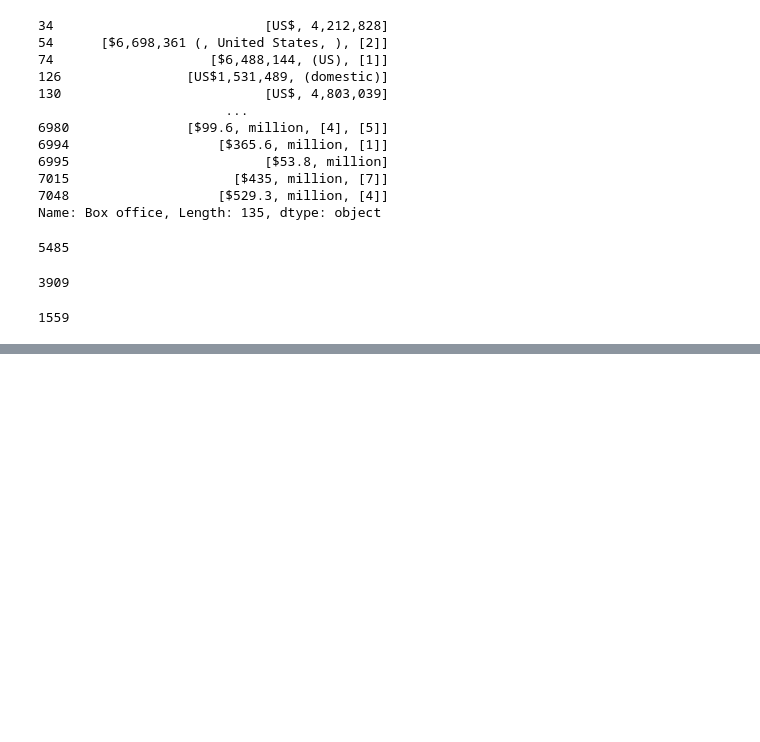
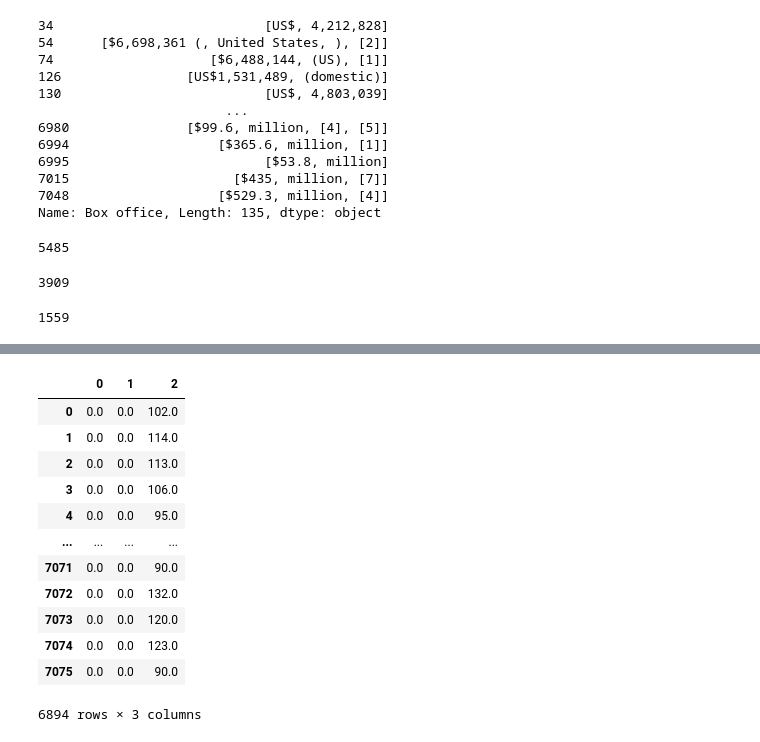
Before and after one commit to iiiGraham/Movies-ETL, a Jupyter notebook: movies_transform.ipynb, the cells around one changed output, grey strips where cells are left out. Drawn from its saved outputs; the diff is of its cells as text; code cells hidden in the pictures; blank space fills up the shorter version.

```diff
--- a/movies_transform.ipynb
+++ b/movies_transform.ipynb
@@ -351,0 +547,20 @@ Name: Box office, dtype: object
+# %%
+# extracting from strings returns strings so we need to convert the data to numeric data with to_numeric()
+# run a function on the entire dataset and if there is an error apply coerce which makes the error a NaN. Then fill the NaNs with 0 to keep everything numeric.
+running_time_extract = running_time_extract.apply(lambda col: pd.to_numeric(col, errors='coerce')).fillna(0)
+# %%
+running_time_extract
+# %% [output]
+|  | 0 | 1 | 2 |
+| 0 | 0.0 | 0.0 | 102.0 |
+| 1 | 0.0 | 0.0 | 114.0 |
+| 2 | 0.0 | 0.0 | 113.0 |
+| 3 | 0.0 | 0.0 | 106.0 |
+| 4 | 0.0 | 0.0 | 95.0 |
+| ... | ... | ... | ... |
+| 7071 | 0.0 | 0.0 | 90.0 |
+| 7072 | 0.0 | 0.0 | 132.0 |
+| 7073 | 0.0 | 0.0 | 120.0 |
+| 7074 | 0.0 | 0.0 | 123.0 |
+| 7075 | 0.0 | 0.0 | 90.0 |
+6894 rows × 3 columns
```
Also changed, not shown: parts of 47 cells of this notebook.
